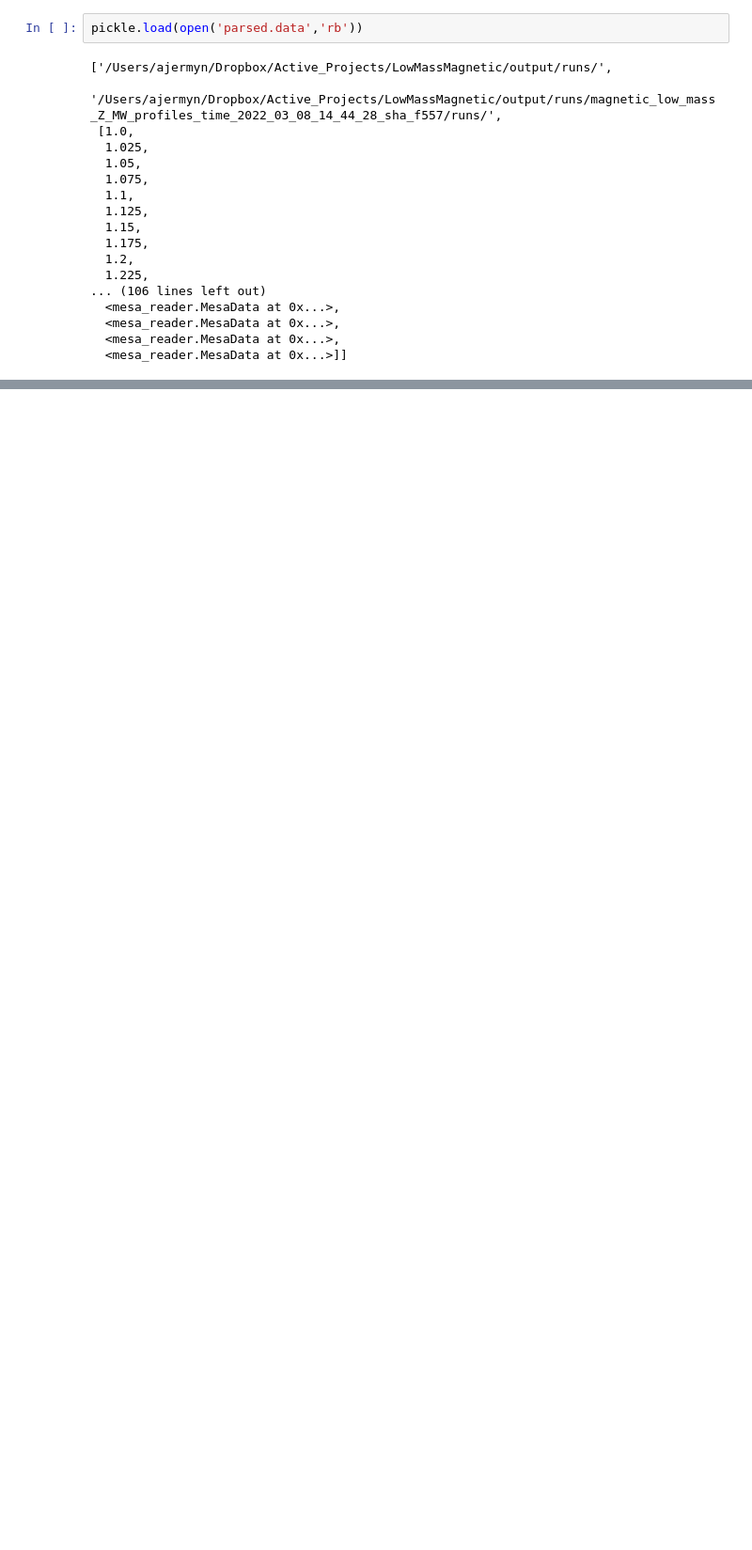
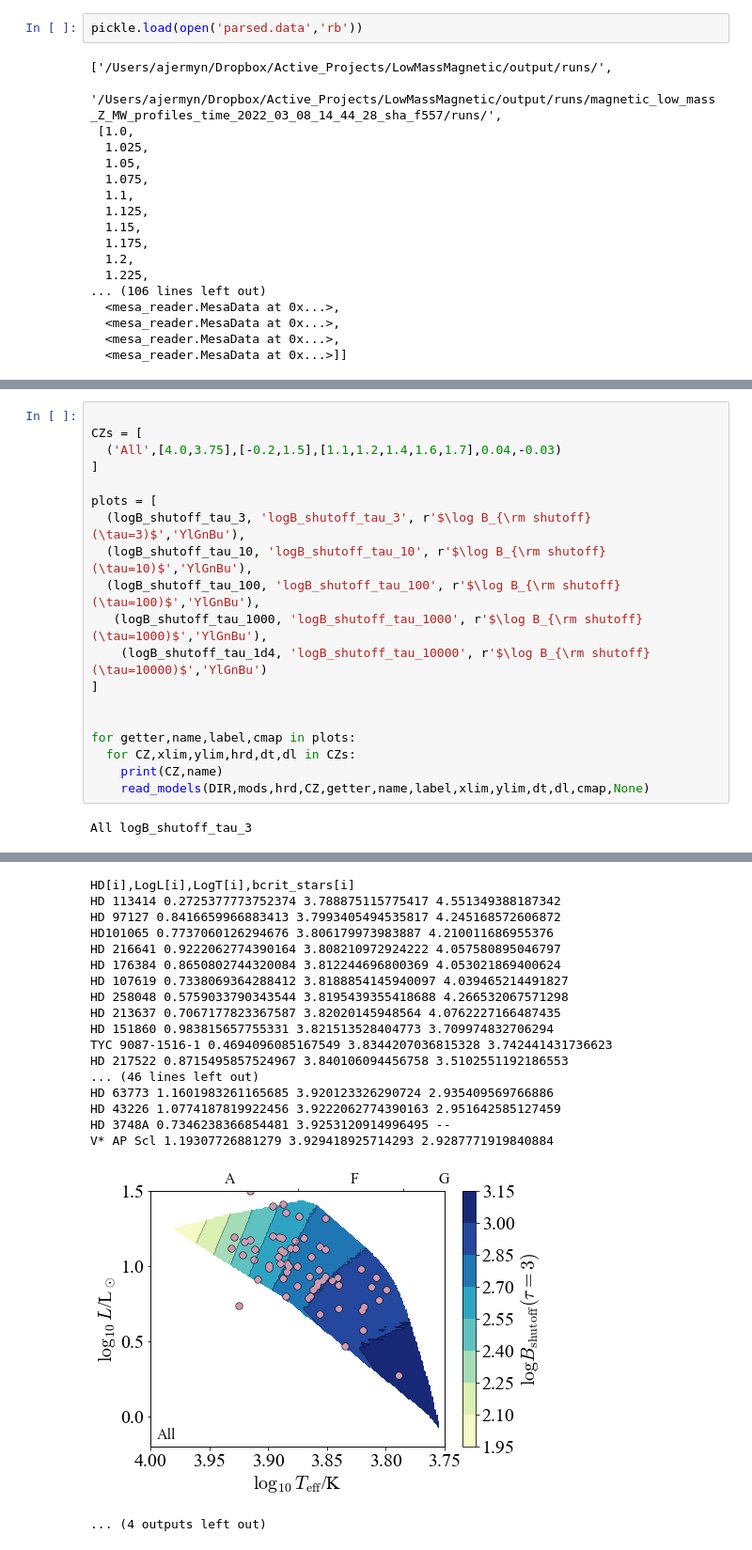
Before and after one commit to matteocantiello/gwade, a Jupyter notebook: code/gwade.ipynb, the cells around one changed output, grey strips where cells are left out. Shown at 94% size. Saved outputs shown, nothing was run; the diff lists cells and outputs as text; blank space fills up the shorter version.

```diff
--- a/code/gwade.ipynb
+++ b/code/gwade.ipynb
@@ -288,0 +787,21 @@ OSError: /Users/ajermyn/Dropbox/Active_Projects/LowMassMagnetic/output/runs/magn
+# %%
+
+CZs = [
+  ('All',[4.0,3.75],[-0.2,1.5],[1.1,1.2,1.4,1.6,1.7],0.04,-0.03)
+]
+
+plots = [
+  (logB_shutoff_tau_3, 'logB_shutoff_tau_3', r'$\log B_{\rm shutoff}(\tau=3)$','YlGnBu'),
+  (logB_shutoff_tau_10, 'logB_shutoff_tau_10', r'$\log B_{\rm shutoff}(\tau=10)$','YlGnBu'),
+  (logB_shutoff_tau_100, 'logB_shutoff_tau_100', r'$\log B_{\rm shutoff}(\tau=100)$','YlGnBu'),
+   (logB_shutoff_tau_1000, 'logB_shutoff_tau_1000', r'$\log B_{\rm shutoff}(\tau=1000)$','YlGnBu'),
+    (logB_shutoff_tau_1d4, 'logB_shutoff_tau_10000', r'$\log B_{\rm shutoff}(\tau=10000)$','YlGnBu')
+]
+
+
+for getter,name,label,cmap in plots:
+  for CZ,xlim,ylim,hrd,dt,dl in CZs:
+    print(CZ,name)
+    read_models(DIR,mods,hrd,CZ,getter,name,label,xlim,ylim,dt,dl,cmap,None)
+# %% [output]
+All logB_shutoff_tau_3
@@ -288,0 +886,19 @@ OSError: /Users/ajermyn/Dropbox/Active_Projects/LowMassMagnetic/output/runs/magn
+HD[i],LogL[i],LogT[i],bcrit_stars[i]
+HD 113414 0.2725377773752374 3.788875115775417 4.551349388187342
+HD 97127 0.8416659966883413 3.7993405494535817 4.245168572606872
+HD101065 0.7737060126294676 3.806179973983887 4.210011686955376
+HD 216641 0.9222062774390164 3.808210972924222 4.057580895046797
+HD 176384 0.8650802744320084 3.812244696800369 4.053021869400624
+HD 107619 0.7338069364288412 3.8188854145940097 4.039465214491827
+HD 258048 0.5759033790343544 3.8195439355418688 4.266532067571298
+HD 213637 0.7067177823367587 3.82020145948564 4.0762227166487435
+HD 151860 0.983815657755331 3.821513528404773 3.709974832706294
+TYC 9087-1516-1 0.4694096085167549 3.8344207036815328 3.742441431736623
+HD 217522 0.8715495857524967 3.840106094456758 3.5102551192186553
+... (46 lines left out)
+HD 63773 1.1601983261165685 3.920123326290724 2.935409569766886
+HD 43226 1.0774187819922456 3.9222062774390163 2.951642585127459
+HD 3748A 0.7346238366854481 3.9253120914996495 --
+V* AP Scl 1.19307726881279 3.929418925714293 2.9287771919840884
+[figure, added]
+... (4 outputs left out)
```
Also changed, not shown: parts of 16 cells of this notebook, 1 other file.
